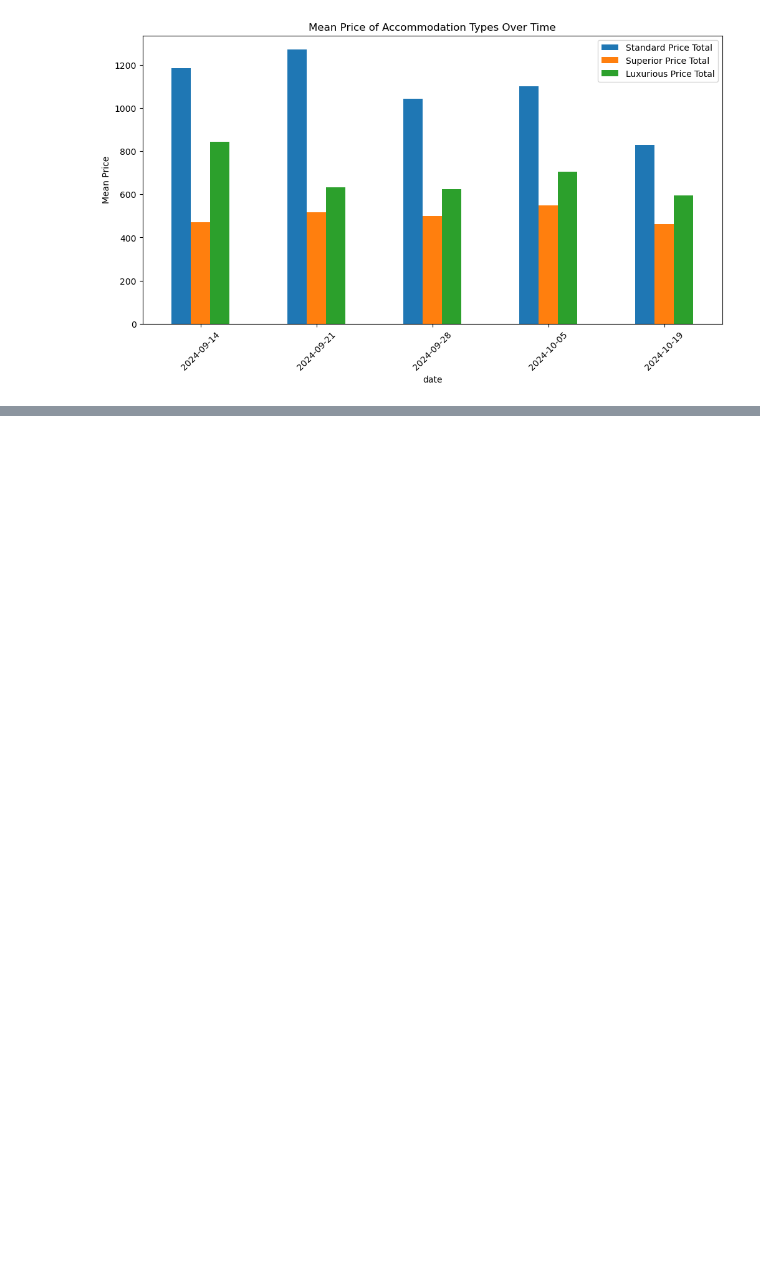
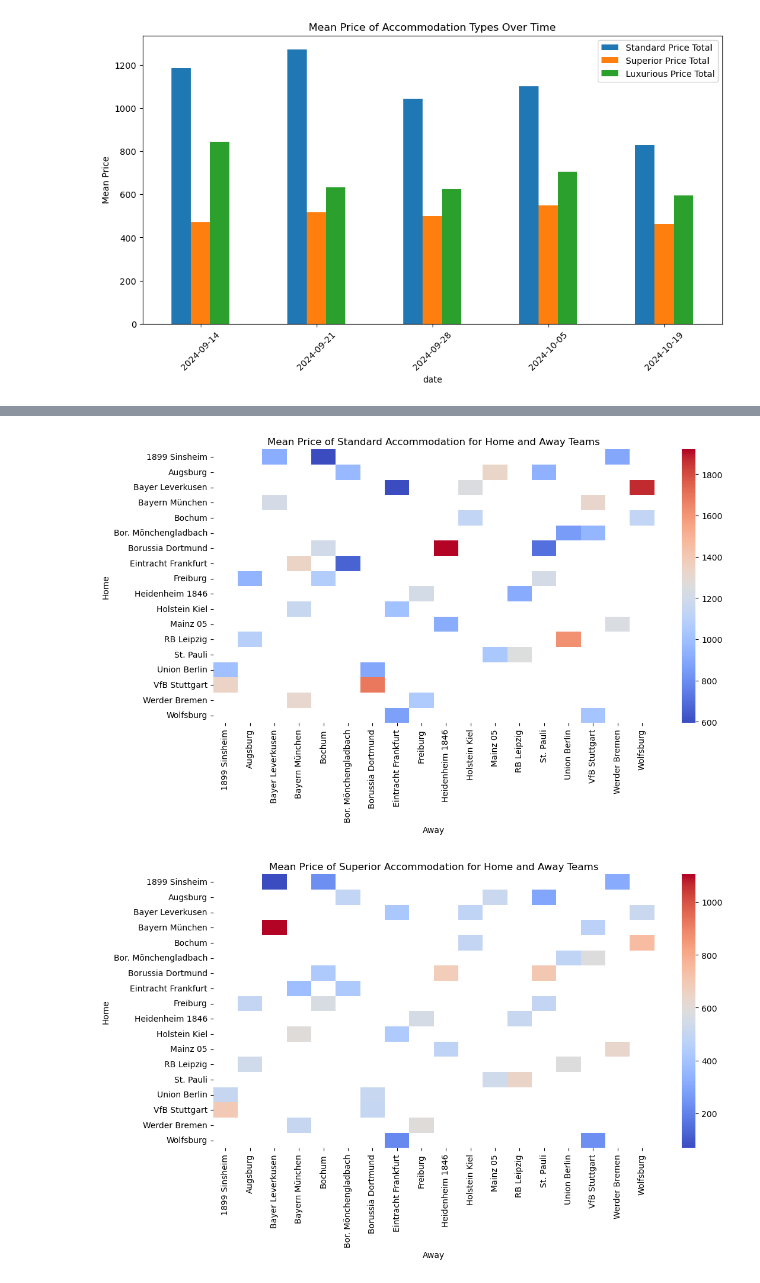
Before and after one commit to dvandasova/JEM207_project, a Jupyter notebook: 03_Visuals/Python_Project_Visuals_v01.ipynb, the cells around one changed output, grey strips where cells are left out. Saved outputs shown, nothing was run; the diff lists cells and outputs as text; code cells hidden in the pictures; blank space fills up the shorter version.

Commit message:
Add files via upload
This version contains a second visualisation - heatmap for each accommodation type by each team combination

```diff
--- a/03_Visuals/Python_Project_Visuals_v01.ipynb
+++ b/03_Visuals/Python_Project_Visuals_v01.ipynb
@@ -88,4 +50,4 @@ accommodation_data = accommodation_data[['date', 'Standard Price Total', 'Superi
 # %%
 # Group the data by 'date' and calculate the mean price for each accommodation type
-accommodation_data = accommodation_data.groupby('date').mean()
-print(accommodation_data)
+accommodation_data_1 = accommodation_data_1.groupby('date').mean()
+#print(accommodation_data_1)
@@ -110,0 +68,41 @@ plt.show()
+# %%
+# Create a new DataFrame that contains only the 'event', 'Standard Price Total', 'Superior Price Total', and 'Luxurious Price Total' columns
+accommodation_data_2 = accommodation_data[['event', 'Standard Price Total', 'Superior Price Total', 'Luxurious Price Total']]
+#print(accommodation_data_2)
+# %%
+# Create an empty list, ake the 'event' column and separate it into two columns ('Home' and 'Away') separated by the ' vs. ' string
+event_list = []
+for event in accommodation_data_2['event']:
+    event_list.append(event.split(' vs. '))
+    # Appent the 'Standard Price Total', 'Superior Price Total', and 'Luxurious Price Total' columns to the list
+    event_list[-1].extend(accommodation_data_2.loc[accommodation_data_2['event'] == event, ['Standard Price Total', 'Superior Price Total', 'Luxurious Price Total']].values[0])
+#print(event_list)
+
+# Create a DataFrame from the list
+event_df = pd.DataFrame(event_list, columns=['Home', 'Away', 'Standard Price Total', 'Superior Price Total', 'Luxurious Price Total'])
+event_df = event_df.groupby(['Home', 'Away']).mean().unstack()
+#print(event_df)
+# %%
+# Create a heatmap that shows Home team on y-axis, Away team on x-axis, and the mean price Standard accommodation as the value
+# Plot the heatmap
+plt.figure(figsize=(12, 6))
+sns.heatmap(event_df['Standard Price Total'], annot=False, cmap='coolwarm')
+plt.title('Mean Price of Standard Accommodation for Home and Away Teams')
+plt.show()
+
+# Create a heatmap that shows Home team on y-axis, Away team on x-axis, and the mean price Superior accommodation as the value
+# Plot the heatmap
+plt.figure(figsize=(12, 6))
+sns.heatmap(event_df['Superior Price Total'], annot=False, cmap='coolwarm')
+plt.title('Mean Price of Superior Accommodation for Home and Away Teams')
+plt.show()
+
+# Create a heatmap that shows Home team on y-axis, Away team on x-axis, and the mean price Luxurious accommodation as the value
+# Plot the heatmap
+plt.figure(figsize=(12, 6))
+sns.heatmap(event_df['Luxurious Price Total'], annot=False, cmap='coolwarm')
+plt.title('Mean Price of Luxurious Accommodation for Home and Away Teams')
+plt.show()
+# %% [output]
+[figure, added]
+[figure, added]
```
Also changed, not shown: parts of 7 cells of this notebook.
